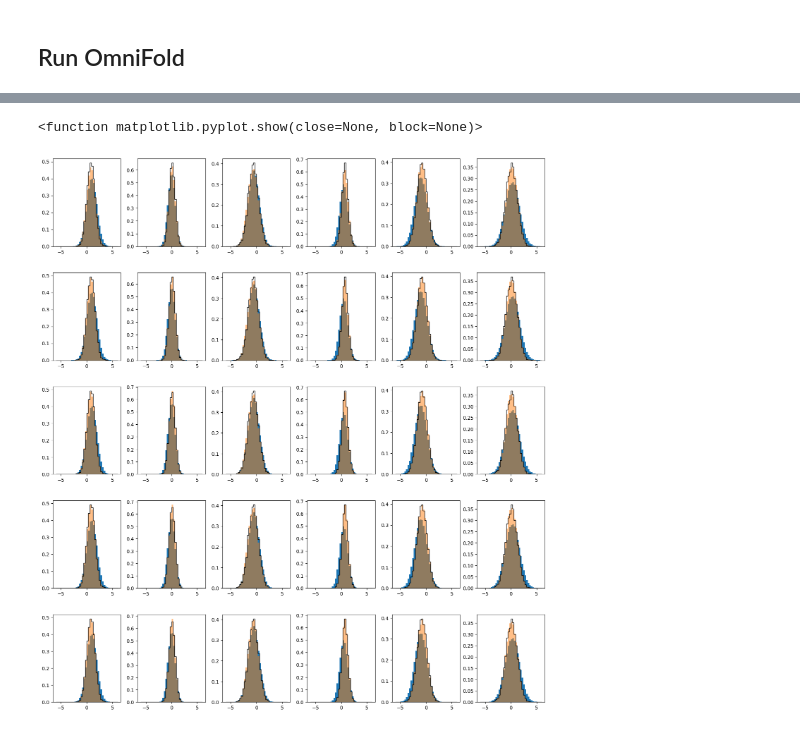
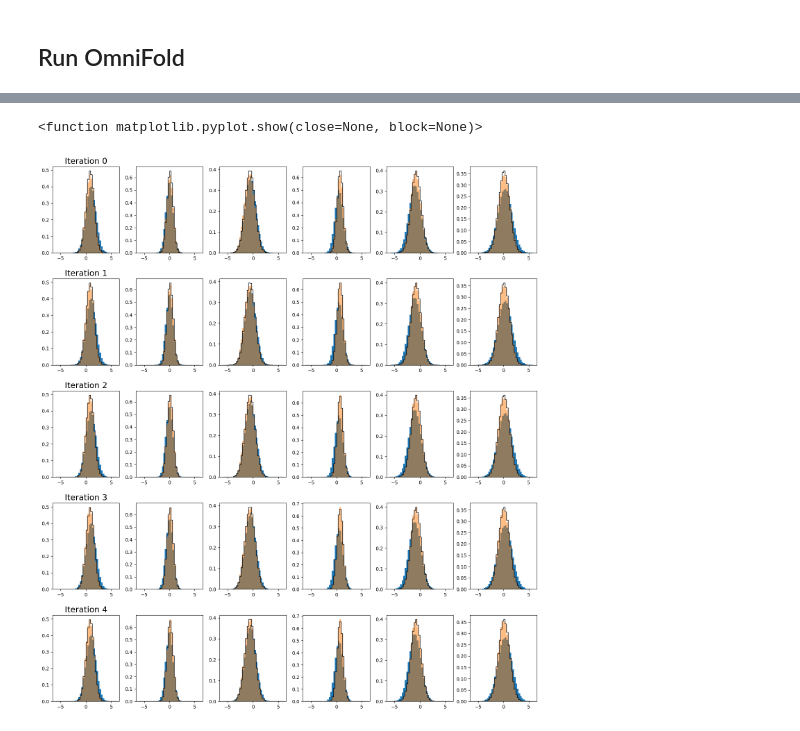
Before and after one commit to krishdesai7/unbinned-inference-paper, a Jupyter notebook: run-nn-study-nd.ipynb, the cells around one changed output, grey strips where cells are left out. Drawn from its saved outputs; the diff is of its cells as text; code cells hidden in the pictures.

```diff
--- a/run-nn-study-nd.ipynb
+++ b/run-nn-study-nd.ipynb
@@ -763,0 +833,19 @@ print(keras.__version__)
+# %%
+def reset_model_weights( model, verb=False ) :
+    print('Resetting weights for model %s' % model)
+    for li in range(len(model.layers)) :
+        if verb : print( ' \n layer index %2d : name = %s' % (li, model.layers[li].name) )
+        if 'dropout' in model.layers[li].name : continue
+        weights, biases = model.layers[li].get_weights()
+        weight_shape_sum = np.sum( weights.shape )
+        weight_max = np.sqrt(6/weight_shape_sum)
+        weight_min = -1 * weight_max
+        new_weights = np.random.uniform( weight_min, weight_max, weights.shape )
+        if verb :
+            print( ' %3d : weights shape %s, sum %d, range [%.3f,%.3f], biases shape %s' %
+                  (li, str(weights.shape), weight_shape_sum,
+                   weight_min, weight_max, str(biases.shape)))
+            print( ' old weights: %s  %s' % (str(weights.shape), str(weights) ) )
+            print( ' new weights: %s  %s' % (str(new_weights.shape), str(new_weights) ) )
+        new_biases = np.zeros( biases.shape )
+        model.layers[li].set_weights( (new_weights, new_biases) )
@@ -1089,4 +1356,5 @@ for ofi in range(0,of_niter) :
 # %%
+
 
 
 fig,ax = plt.subplots( of_niter, ndim, figsize=(18,4*of_niter))
@@ -1106,46 +1374,50 @@ plt.subplots_adjust( wspace=0.25)
 do_renorm = True
 
 
 for ofi in range(0,of_niter) :
 
     if do_renorm :
 
         for di in range(ndim) :
 
-            if ndim == 1 :
-                axi = ax[ofi]
+            if ndim > 1 :
+                thisax = ax[ofi][di]
             else :
-                axi = ax[ofi][di]
+                thisax = ax[ofi]
 
-            axi.hist( mc_pts[:,di], bins=hbins, density=True, range=[hmin,hmax], label='mc particle' )
-            hist_data_mc_ofweighted[ofi,di],_,_ = axi.hist( mc_pts[:,di], weights=push_weights[ofi], bins=hbins, density=True, range=[hmin,hmax], label='OF weighted particle', alpha=0.5 )
-            hist_data_truth[ofi,di],_,_ =         axi.hist( true_pts[:,di], bins=hbins, density=True, range=[hmin,hmax], label='true particle', histtype='step', color='black' )
-
+            thisax.hist( mc_pts[:,di], bins=hbins, density=True, range=[hmin,hmax], label='mc particle' )
+            hist_data_mc_ofweighted[ofi,di],_,_ = thisax.hist( mc_pts[:,di], weights=push_weights[ofi], bins=hbins, density=True, range=[hmin,hmax], label='OF weighted particle', alpha=0.5 )
+            hist_data_truth[ofi,di],_,_ =         thisax.hist( true_pts10x[:,di], weights=true_pts10x_weights, bins=hbins, density=True, range=[hmin,hmax], label='true particle', histtype='step', color='black' )
 
     else :
 
         for di in range(ndim) :
 
-            if ndim == 1 :
-                axi = ax[ofi]
+            if ndim > 1 :
+                thisax = ax[ofi][di]
             else :
-                axi = ax[ofi][di]
+                thisax = ax[ofi]
 
-            hist_data_mc_ofweighted[ofi,di],_,_ = axi.hist( mc_pts[:,di], weights=push_weights_scaled[ofi], bins=hbins, range=[hmin,hmax], label='OF weighted particle', alpha=0.5 )
-            hist_data_truth[ofi,di],_,_ =         axi.hist( true_pts[:,di], bins=hbins, range=[hmin,hmax], label='true particle', histtype='step', color='black' )
+            hist_data_mc_ofweighted[ofi,di],_,_ = thisax.hist( mc_pts[:,di], weights=push_weights_scaled[ofi], bins=hbins, range=[hmin,hmax], label='OF weighted particle', alpha=0.5 )
+            hist_data_truth[ofi,di],_,_ =         thisax.hist( true_pts10x[:,di], weights=true_pts10x_weights, bins=hbins, range=[hmin,hmax], label='true particle', histtype='step', color='black' )
 
 
 
 
 
+    if ndim > 1 :
+        thisax = ax[ofi][0]
+    else :
+        thisax = ax[ofi]
 
+    thisax.set_title('Iteration %d' % ofi, fontsize=lfontsize )
 
 
 
 plt.show
 # %% [output]
 <function matplotlib.pyplot.show(close=None, block=None)>
-[figure, old version]
+[figure, new version]
 # %%
 hist_data_diff = hist_data_mc_ofweighted - hist_data_truth
 hist_data_diff2 = hist_data_diff * hist_data_diff
```
Also changed, not shown: parts of 48 cells of this notebook.
